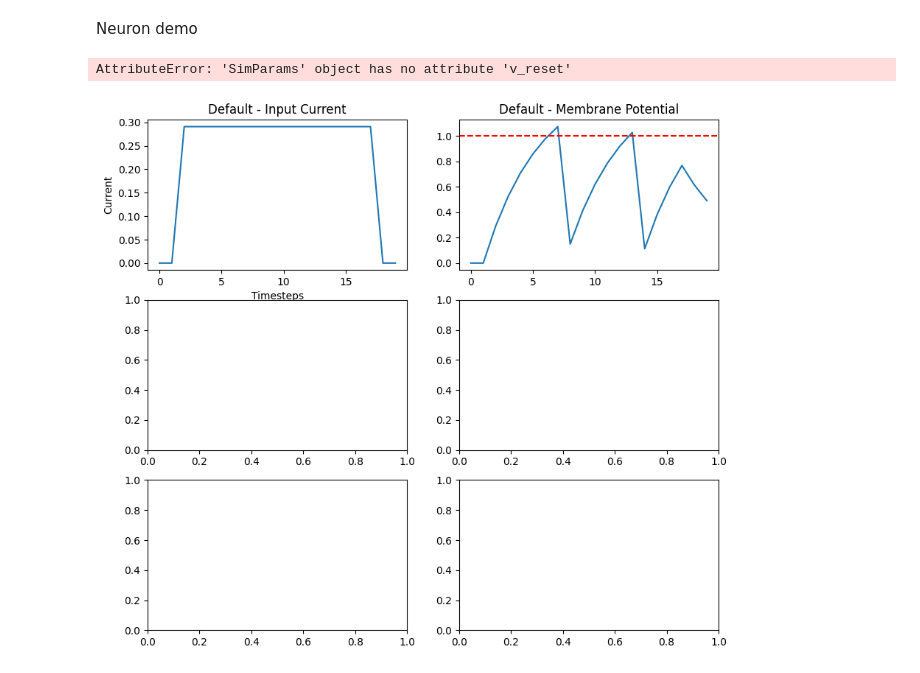
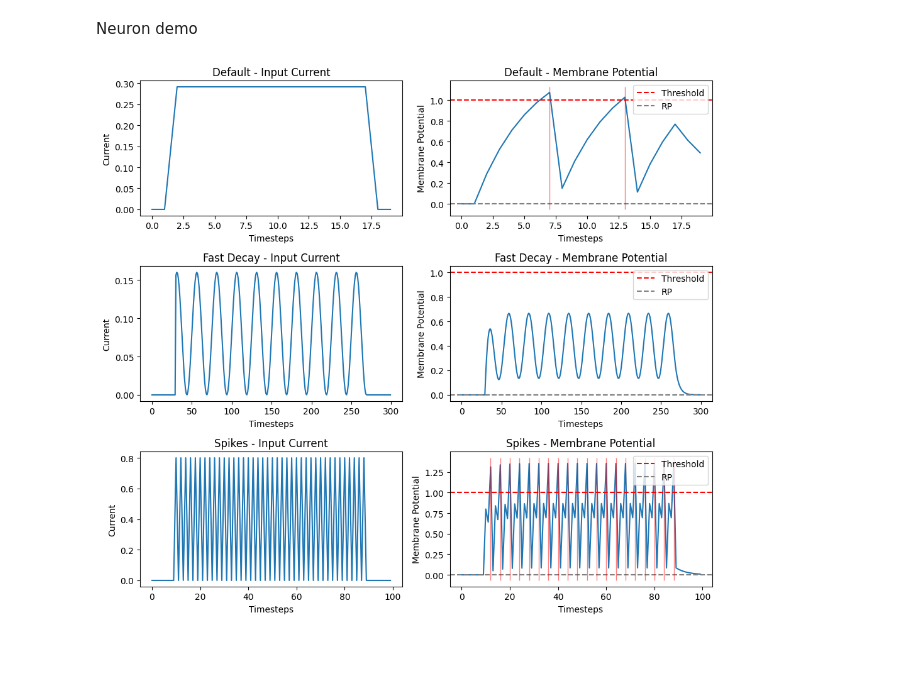
Before and after one commit to HenningSte/LIF-RC-demo, a Jupyter notebook: demo.ipynb, the cells around one changed output. Cells and saved outputs as stored; diff of their text form; code cells hidden in the pictures.

```diff
--- a/demo.ipynb
+++ b/demo.ipynb
@@ -199,38 +199,37 @@ param_sets = {
         input_type="continuous",
     ),
     "Fast Decay": SimParams(
-        beta=0.97,
+        beta=0.8, #when smaller -> more decay. Not above one!
         v_threshold=1,
         v_reset=0.0,
         duration=10.0,
         dt=0.1,
         steps=300,
         frequency=0.04,
         strength=0.16,
         input_type="sinusoidal",
     ),
     "Spikes": SimParams(
-        beta=0.83,
+        beta=0.8,
         v_threshold=1,
         v_reset=0.0,
         duration=10.0,
         dt=0.1,
-        steps=50,
-        frequency=0.1,
-        strength=0.9,
+        steps=100,
+        frequency=0.5,
+        strength=0.8,
         input_type="spiking",
     ),
     # "Spikes2": SimParams(beta=0.85, v_threshold=1, v_reset=0.0, duration=10.0, dt=0.1, steps=30, frequency=1, strength=0.21, input_type="spiking"),
     # "Slow Decay": SimParams(tau_m=20.0, v_threshold=1, v_reset=0.0, duration=10.0, dt=0.1, frequency=0.1, strength=1.0, input_type="sinusoidal"),
     # "High Frequency": SimParams(tau_m=10.0, v_threshold=1, v_reset=0.0, duration=10.0, dt=0.1, frequency=0.5, strength=1.0, input_type="sinusoidal"),
 }
 
 # Run simulations and store results
 results = {}
 for label, params in param_sets.items():
     results[label] = run_simulation(params)
 # Plot the results
 plot_results(results)
 # %% [output]
-AttributeError: 'SimParams' object has no attribute 'v_reset'
-[figure, old version]
+[figure, new version]
```
Also changed, not shown: 1 other file.
